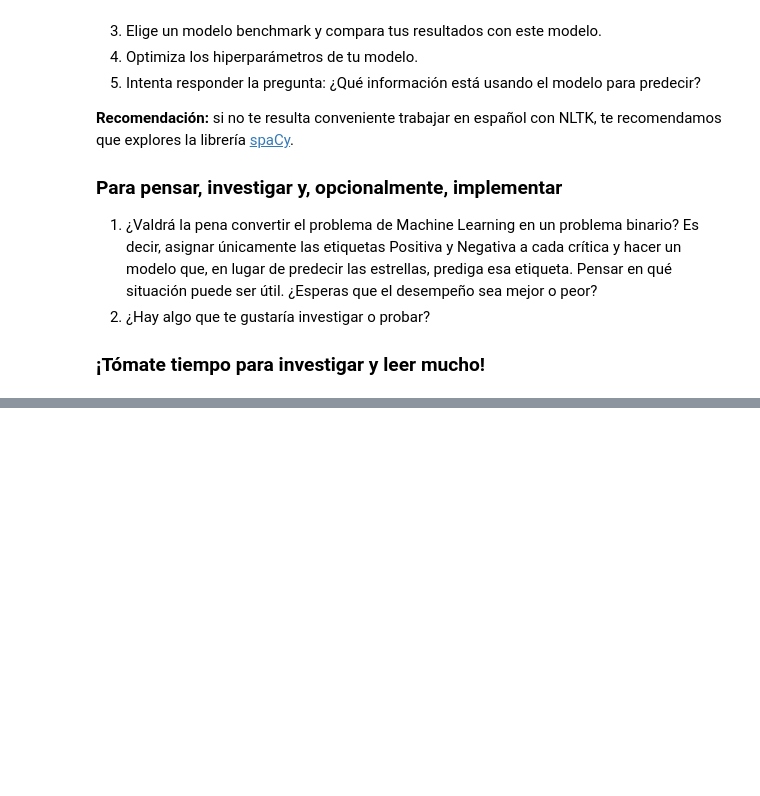
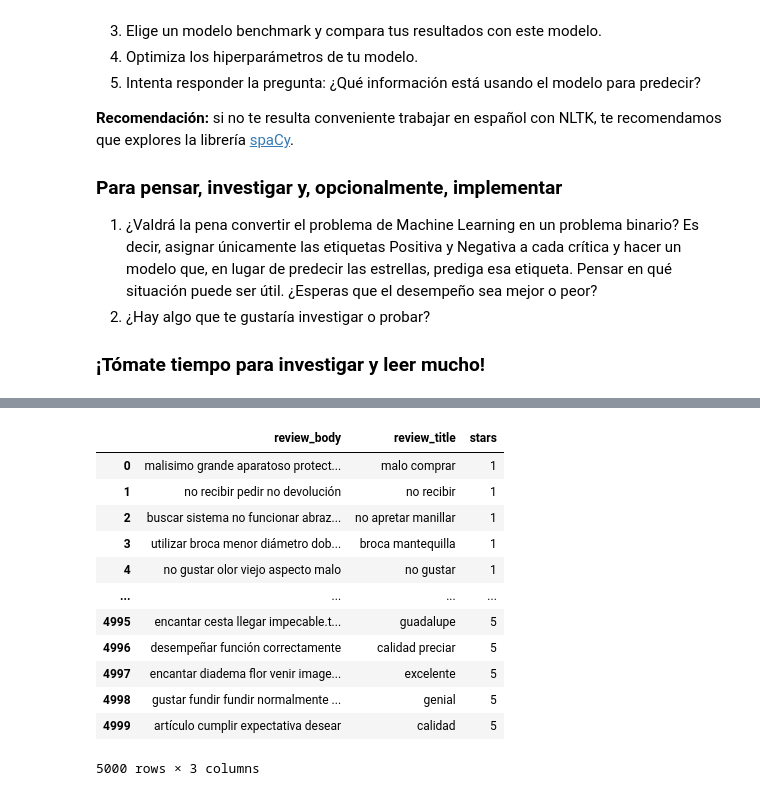
Before and after one commit to ricardoleoncorreia/amazon-review-score-predictor, a Jupyter notebook: DS_Proyecto_03_NLP.ipynb, the cells around one changed output, grey strips where cells are left out. Cells and saved outputs as stored; diff of their text form; code cells hidden in the pictures; blank space fills up the shorter version.

```diff
--- a/DS_Proyecto_03_NLP.ipynb
+++ b/DS_Proyecto_03_NLP.ipynb
@@ -28,0 +179,16 @@ Implementa un modelo que, dada la crítica de un producto, asigne la cantidad de
+# %%
+pd.read_csv('./data/lemmitized-data.csv')
+# %% [output]
+|  | review_body | review_title | stars |
+| 0 | malisimo grande aparatoso protect... | malo comprar | 1 |
+| 1 | no recibir pedir no devolución | no recibir | 1 |
+| 2 | buscar sistema no funcionar abraz... | no apretar manillar | 1 |
+| 3 | utilizar broca menor diámetro dob... | broca mantequilla | 1 |
+| 4 | no gustar olor viejo aspecto malo | no gustar | 1 |
+| ... | ... | ... | ... |
+| 4995 | encantar cesta llegar impecable.t... | guadalupe | 5 |
+| 4996 | desempeñar función correctamente | calidad preciar | 5 |
+| 4997 | encantar diadema flor venir image... | excelente | 5 |
+| 4998 | gustar fundir fundir normalmente ... | genial | 5 |
+| 4999 | artículo cumplir expectativa desear | calidad | 5 |
+5000 rows × 3 columns
```
Also changed, not shown: parts of 17 cells of this notebook, 1 other file.
